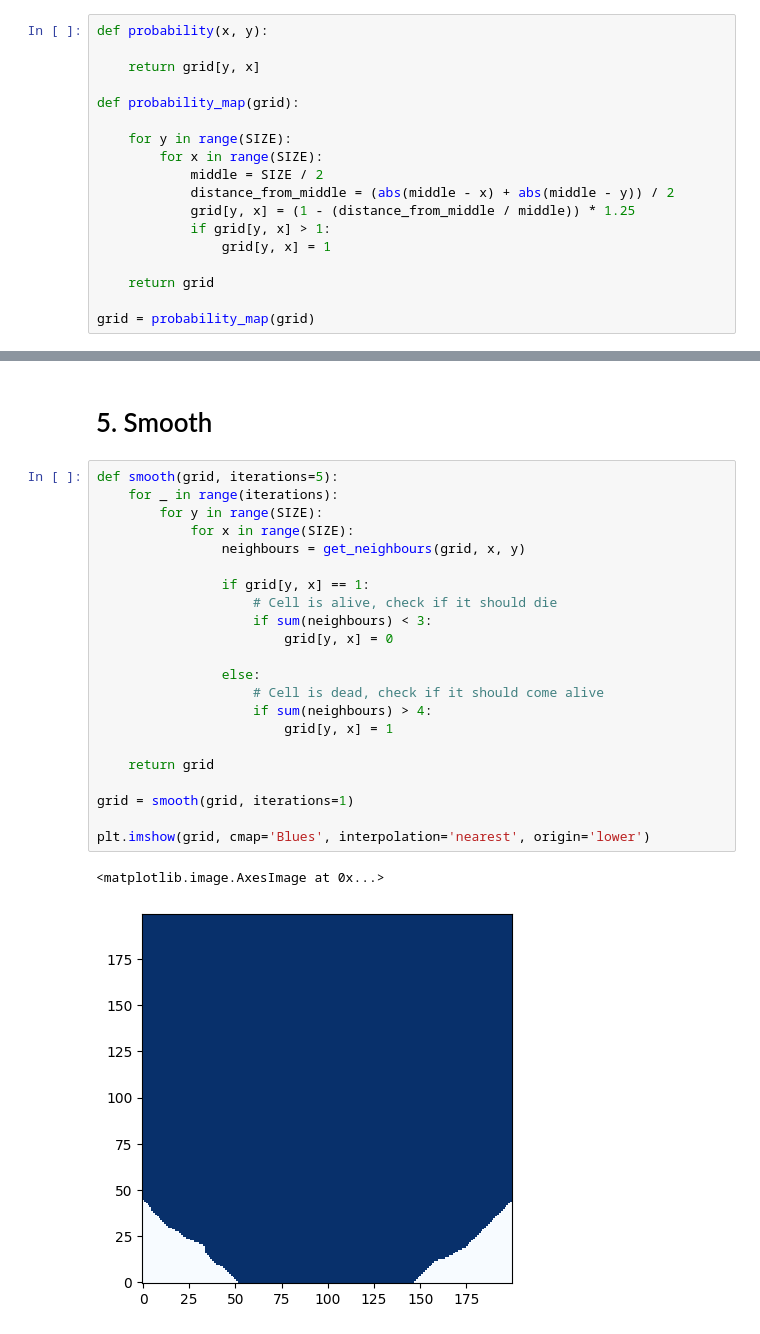
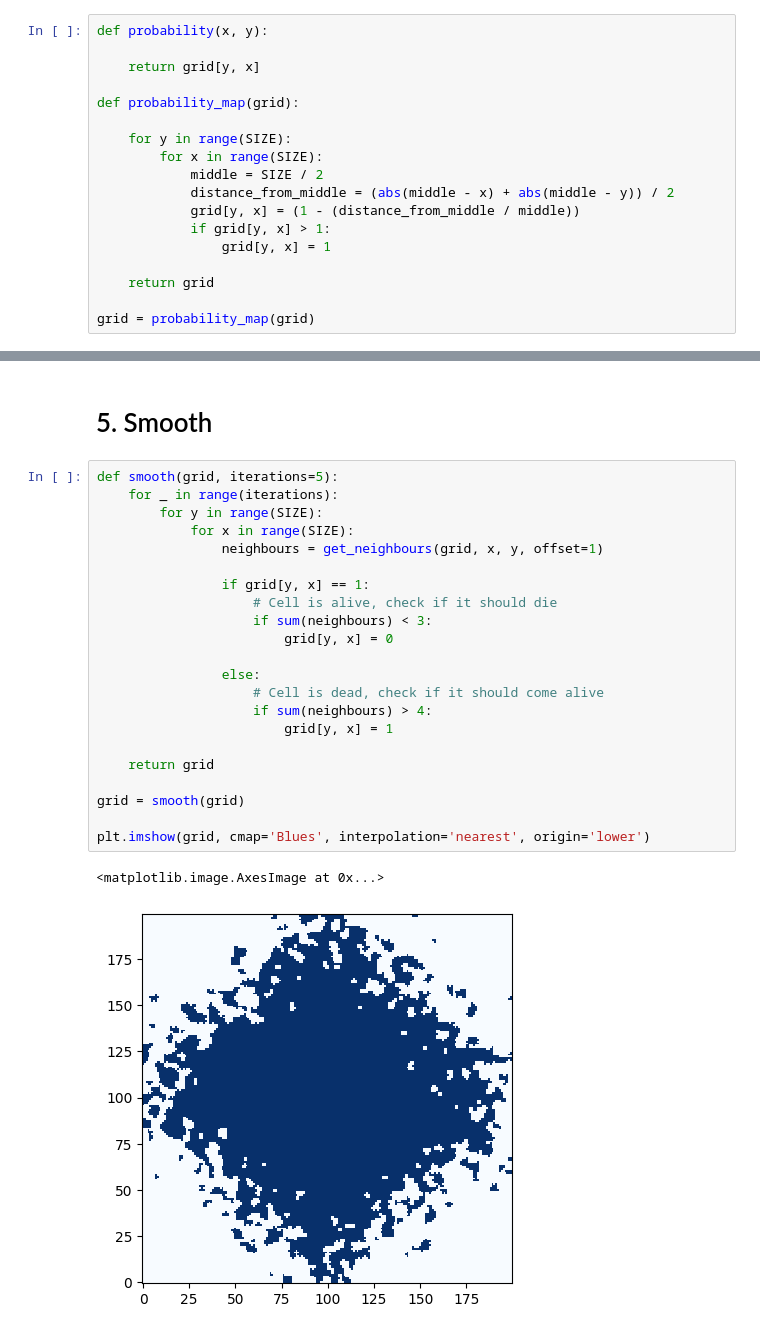
Before and after one commit to lucaswarwick02/untitled_farm_game, a Jupyter notebook: notebooks/island_generation.ipynb, the cells around one changed output, grey strips where cells are left out. Saved outputs shown, nothing was run; the diff lists cells and outputs as text.

```diff
--- a/notebooks/island_generation.ipynb
+++ b/notebooks/island_generation.ipynb
@@ -18,7 +18,7 @@ def probability_map(grid):
         for x in range(SIZE):
             middle = SIZE / 2
             distance_from_middle = (abs(middle - x) + abs(middle - y)) / 2
-            grid[y, x] = (1 - (distance_from_middle / middle)) * 1.25
+            grid[y, x] = (1 - (distance_from_middle / middle))
             if grid[y, x] > 1:
                 grid[y, x] = 1
 
@@ -101,25 +101,25 @@ plt.imshow(grid, cmap='Blues', interpolation='nearest', origin='lower')
 # %%
 def smooth(grid, iterations=5):
     for _ in range(iterations):
         for y in range(SIZE):
             for x in range(SIZE):
-                neighbours = get_neighbours(grid, x, y)
+                neighbours = get_neighbours(grid, x, y, offset=1)
 
                 if grid[y, x] == 1:
                     # Cell is alive, check if it should die
                     if sum(neighbours) < 3:
                         grid[y, x] = 0
 
                 else:
                     # Cell is dead, check if it should come alive
                     if sum(neighbours) > 4:
                         grid[y, x] = 1
 
     return grid
 
-grid = smooth(grid, iterations=1)
+grid = smooth(grid)
 
 plt.imshow(grid, cmap='Blues', interpolation='nearest', origin='lower')
 # %% [output]
 <matplotlib.image.AxesImage at 0x...>
-[figure, old version]
+[figure, new version]
```
Also changed, not shown: parts of 5 cells of this notebook, 7 other files.
